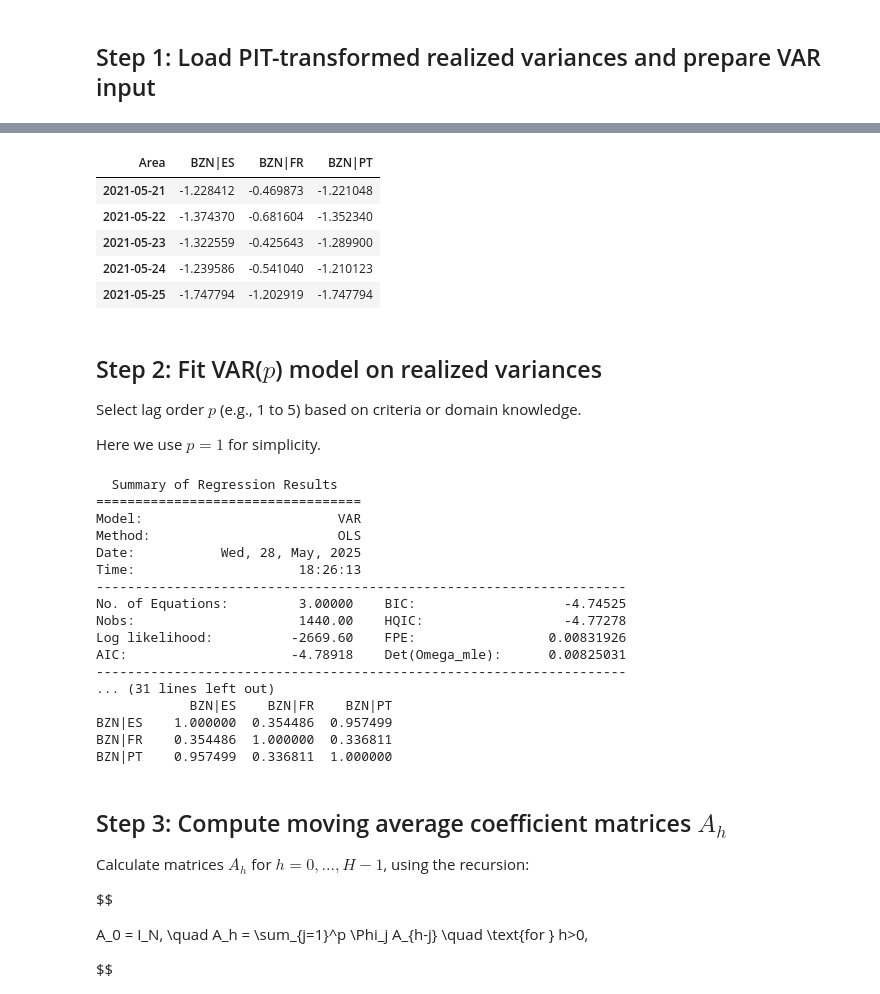
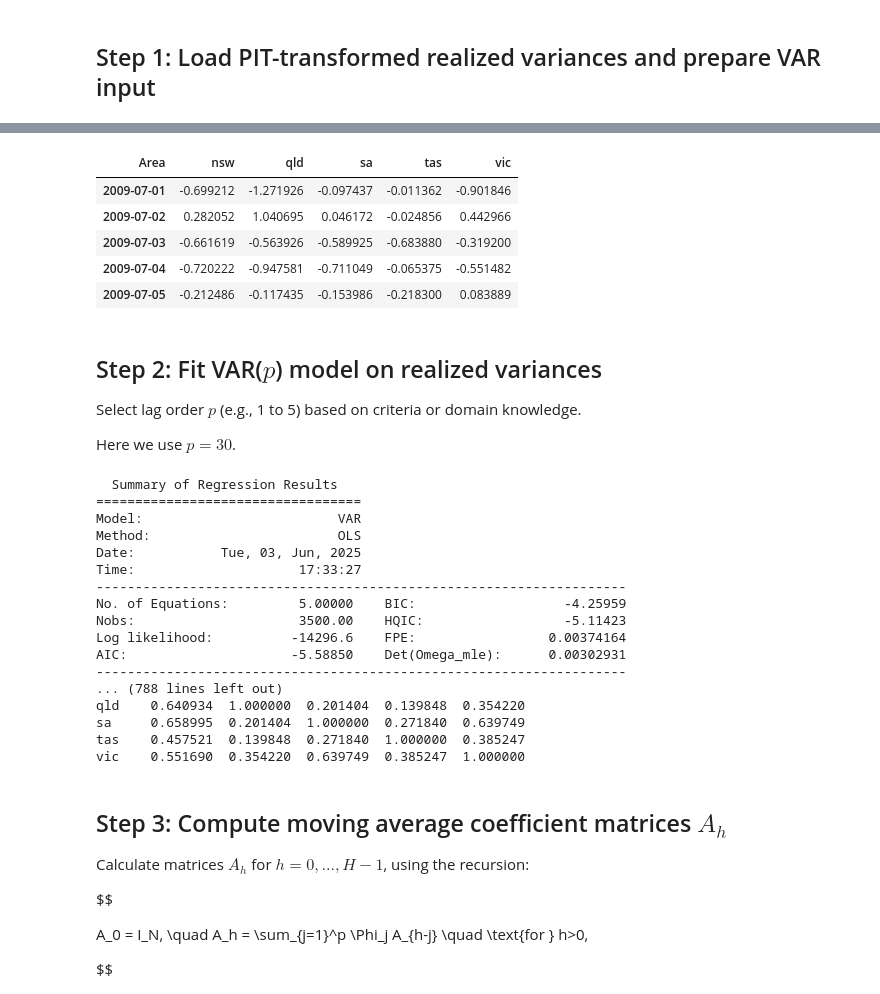
Before and after one commit to franrolotti/volatility-spillovers, a Jupyter notebook: 04_volatility_spillovers.ipynb, the cells around one changed output, grey strips where cells are left out. Drawn from its saved outputs; the diff is of its cells as text; code cells hidden in the pictures.

Commit message:
Australia included and table for directional spillovers

```diff
--- a/04_volatility_spillovers.ipynb
+++ b/04_volatility_spillovers.ipynb
@@ -91,21 +132,18 @@ Directional spillovers transmitted from market $i$ to others and received by mar
 # %%
-# Import libraries
-import pandas as pd
-import numpy as np
-from statsmodels.tsa.api import VAR
 
-pit_vars = pd.read_parquet("parquet_files/pit_transformed_variances.parquet")
+
+pit_vars = pd.read_parquet(f"parquet_files/pit_transformed_variances_{selected_option}.parquet")
 pit_vars.index = pd.to_datetime(pit_vars.index)
 
 # Inspect the data
 pit_vars.head()
 # %% [output]
-| Area | BZN|ES | BZN|FR | BZN|PT |
-| 2021-05-21 | -1.228412 | -0.469873 | -1.221048 |
-| 2021-05-22 | -1.374370 | -0.681604 | -1.352340 |
-| 2021-05-23 | -1.322559 | -0.425643 | -1.289900 |
-| 2021-05-24 | -1.239586 | -0.541040 | -1.210123 |
-| 2021-05-25 | -1.747794 | -1.202919 | -1.747794 |
+| Area | nsw | qld | sa | tas | vic |
+| 2009-07-01 | -0.699212 | -1.271926 | -0.097437 | -0.011362 | -0.901846 |
+| 2009-07-02 | 0.282052 | 1.040695 | 0.046172 | -0.024856 | 0.442966 |
+| 2009-07-03 | -0.661619 | -0.563926 | -0.589925 | -0.683880 | -0.319200 |
+| 2009-07-04 | -0.720222 | -0.947581 | -0.711049 | -0.065375 | -0.551482 |
+| 2009-07-05 | -0.212486 | -0.117435 | -0.153986 | -0.218300 | 0.083889 |
 # %% [markdown]
  ## Step 2: Fit VAR($p$) model on realized variances
 
@@ -113,9 +151,9 @@ pit_vars.head()
 
  Select lag order $p$ (e.g., 1 to 5) based on criteria or domain knowledge.
 
- Here we use $p=1$ for simplicity.
+ Here we use $p=30$.
 # %%
-p = 1
+p = 30
 model = VAR(pit_vars)
 results = model.fit(p)
 
@@ -125,19 +163,19 @@ print(results.summary())
 ==================================
 Model:                         VAR
 Method:                        OLS
-Date:           Wed, 28, May, 2025
-Time:                     18:26:13
+Date:           Tue, 03, Jun, 2025
+Time:                     17:33:27
 --------------------------------------------------------------------
-No. of Equations:         3.00000    BIC:                   -4.74525
-Nobs:                     1440.00    HQIC:                  -4.77278
-Log likelihood:          -2669.60    FPE:                 0.00831926
-AIC:                     -4.78918    Det(Omega_mle):      0.00825031
+No. of Equations:         5.00000    BIC:                   -4.25959
+Nobs:                     3500.00    HQIC:                  -5.11423
+Log likelihood:          -14296.6    FPE:                 0.00374164
+AIC:                     -5.58850    Det(Omega_mle):      0.00302931
 --------------------------------------------------------------------
-... (31 lines left out)
-            BZN|ES    BZN|FR    BZN|PT
-BZN|ES    1.000000  0.354486  0.957499
-BZN|FR    0.354486  1.000000  0.336811
-BZN|PT    0.957499  0.336811  1.000000
+... (788 lines left out)
+qld    0.640934  1.000000  0.201404  0.139848  0.354220
+sa     0.658995  0.201404  1.000000  0.271840  0.639749
+tas    0.457521  0.139848  0.271840  1.000000  0.385247
+vic    0.551690  0.354220  0.639749  0.385247  1.000000
 # %% [markdown]
  ## Step 3: Compute moving average coefficient matrices $A_h$
 
```
Also changed, not shown: parts of 7 cells of this notebook, 2 other files.
